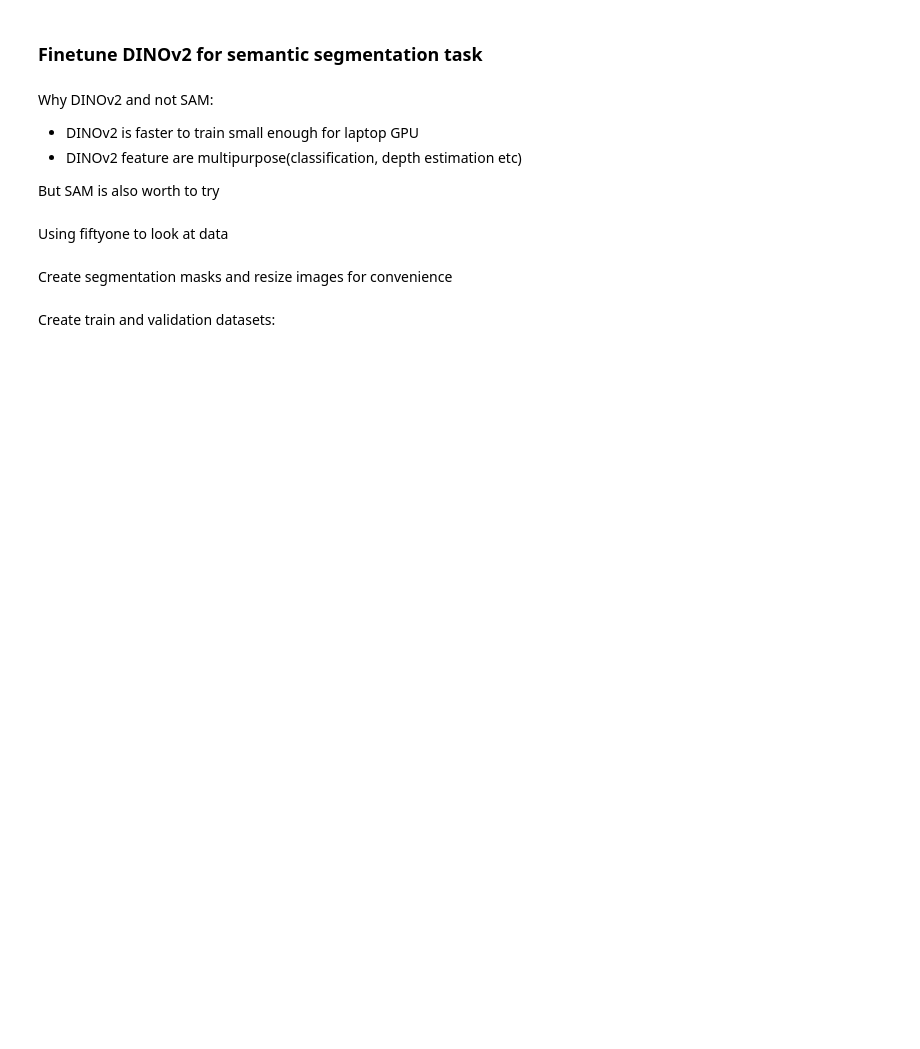
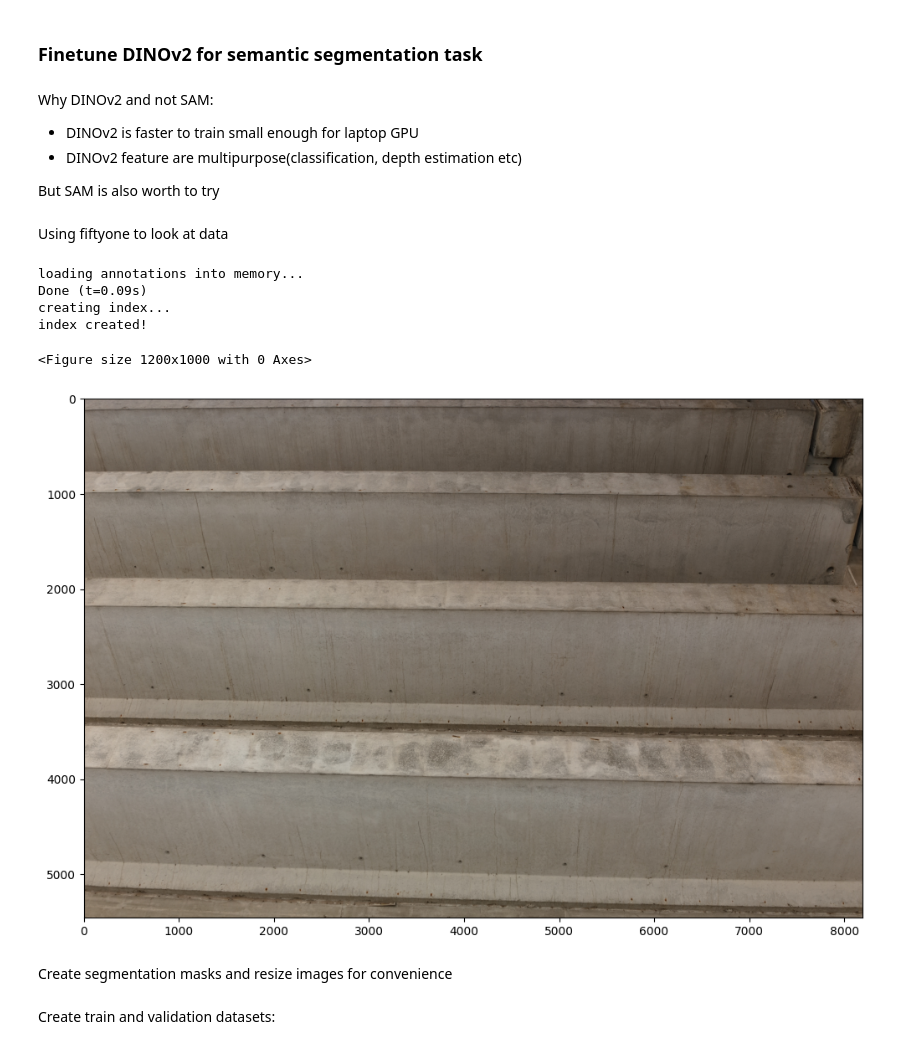
Before and after one commit to maloq/Bridge-Seg, a Jupyter notebook: main.ipynb, the cells around one changed output. Cells and saved outputs as stored; diff of their text form; code cells hidden in the pictures; blank space fills up the shorter version.

```diff
--- a/main.ipynb
+++ b/main.ipynb
@@ -26,16 +29,28 @@ from train import prepare_model, DataModule
 # %% [markdown]
 Using fiftyone to look at data
 # %%
-# A name for the dataset
-name = "briges"
-
 # The directory containing the dataset to import
-RAW_IMAGES = 'data/BrigeImages/images'
-ANN_PATH = 'data/BrigeImages/instances_default.json'
-
-dataset = fo.Dataset.from_dir(
-    labels_path= ANN_PATH,
-    dataset_type=fo.types.COCODetectionDataset,
-    data_path=RAW_IMAGES,
-    name=name)
+RAW_IMAGES = 'data/Step_B_C60/RawImages'
+ANN_PATH = 'data/Step_B_C60/masking_coco 1.0/annotations/instances_default.json'
+# %%
+coco = COCO(ANN_PATH)
+img_num = 88
+img = coco.imgs[img_num]
+
+plt.figure(figsize = (12,10))
+
+image = np.array(Image.open(os.path.join(RAW_IMAGES, img['file_name'])))
+plt.figure(figsize = (12,10))
+plt.imshow(image)
+cat_ids = coco.getCatIds()
+anns_ids = coco.getAnnIds(imgIds=img['id'], catIds=cat_ids, iscrowd=None)
+anns = coco.loadAnns(anns_ids)
+coco.showAnns(anns)
+# %% [output]
+loading annotations into memory...
+Done (t=0.09s)
+creating index...
+index created!
+<Figure size 1200x1000 with 0 Axes>
+[figure, added]
 # %%
```
Also changed, not shown: parts of 11 cells of this notebook, 3 other files.
